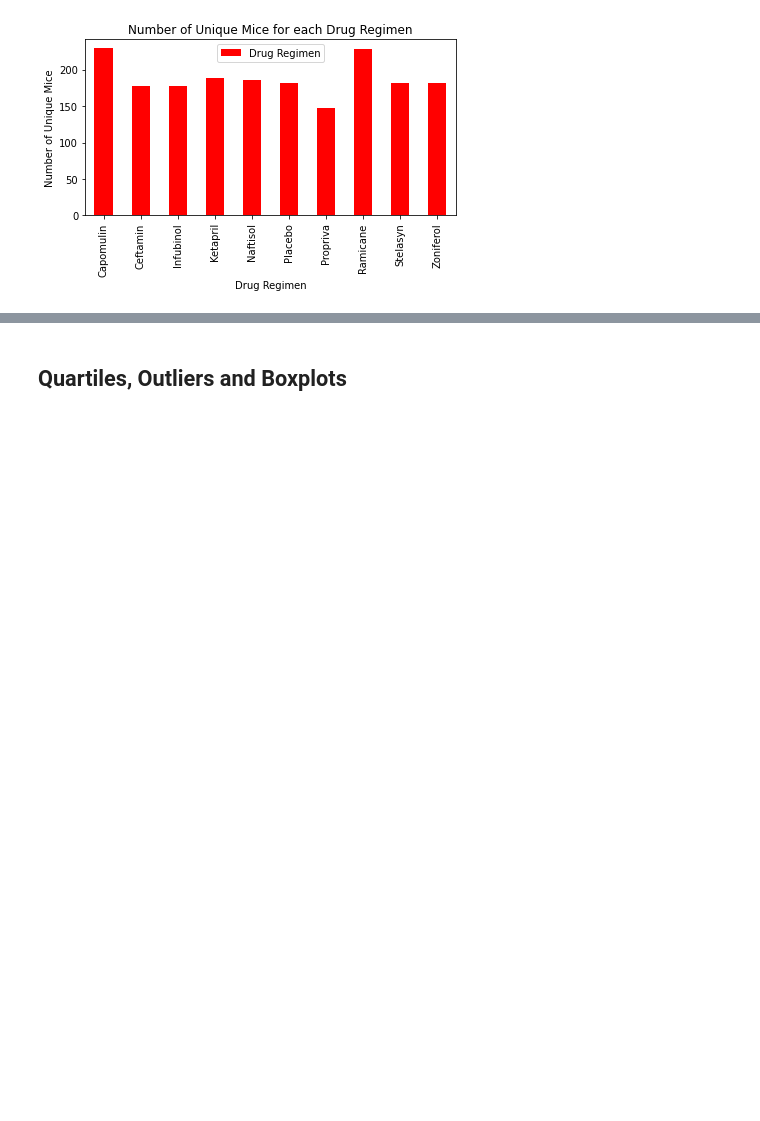
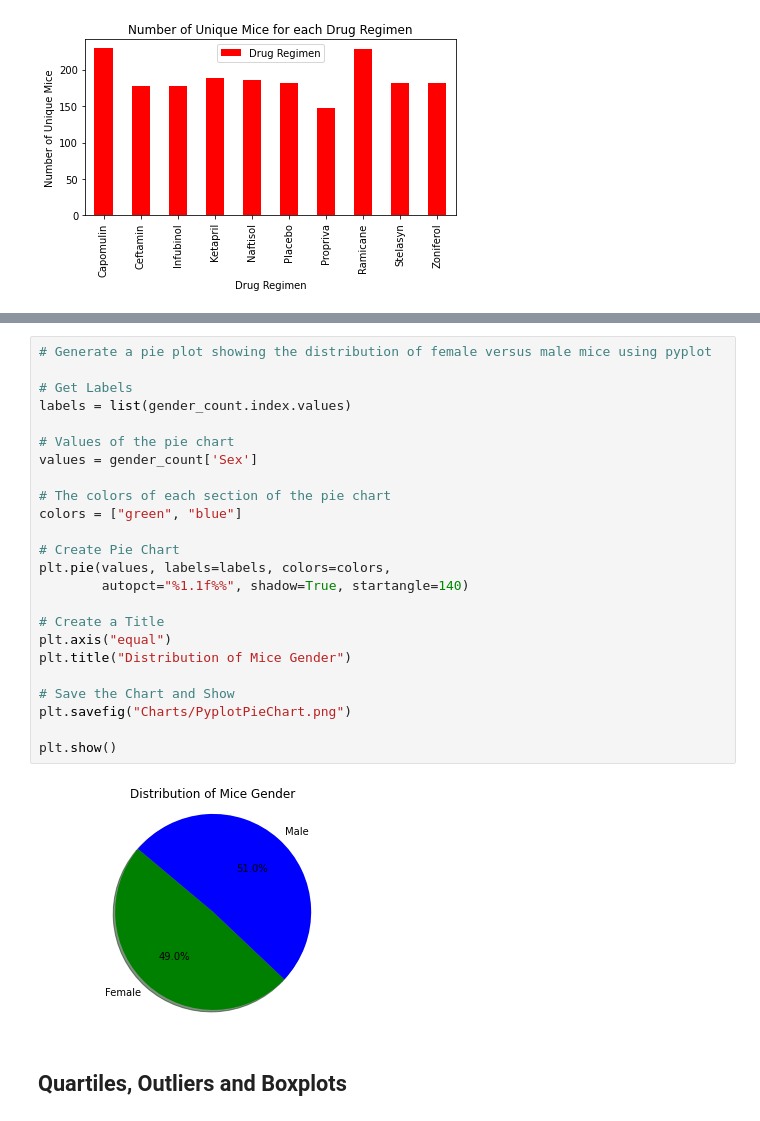
Before and after one commit to mattyk33/Pymaceuticals-Matplotlib, a Jupyter notebook: Pymaceuticals/pymaceuticals_starter.ipynb, the cells around one changed output, grey strips where cells are left out. Drawn from its saved outputs; the diff is of its cells as text; blank space fills up the shorter version.

```diff
--- a/Pymaceuticals/pymaceuticals_starter.ipynb
+++ b/Pymaceuticals/pymaceuticals_starter.ipynb
@@ -191,3 +216,29 @@ plt.show()
+# %%
+# Generate a pie plot showing the distribution of female versus male mice using pyplot
+
+# Get Labels
+labels = list(gender_count.index.values)
+
+# Values of the pie chart
+values = gender_count['Sex']
+
+# The colors of each section of the pie chart
+colors = ["green", "blue"]
+
+# Create Pie Chart
+plt.pie(values, labels=labels, colors=colors,
+        autopct="%1.1f%%", shadow=True, startangle=140)
+
+# Create a Title
+plt.axis("equal")
+plt.title("Distribution of Mice Gender")
+
+# Save the Chart and Show
+plt.savefig("Charts/PyplotPieChart.png")
+
+plt.show()
+# %% [output]
+[figure, added]
 # %% [markdown]
 ## Quartiles, Outliers and Boxplots
 # %%
```
Also changed, not shown: parts of 4 cells of this notebook, 2 other files.
